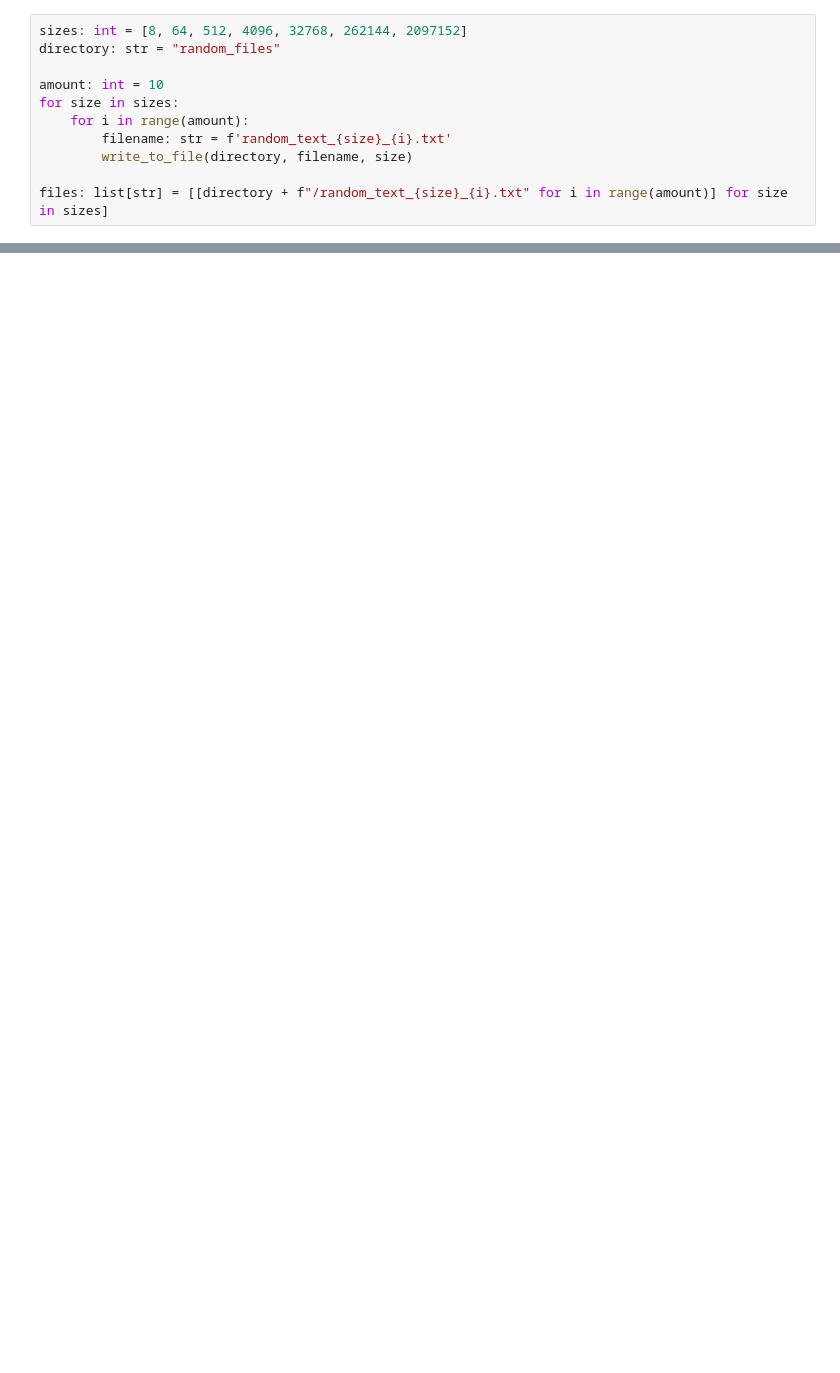
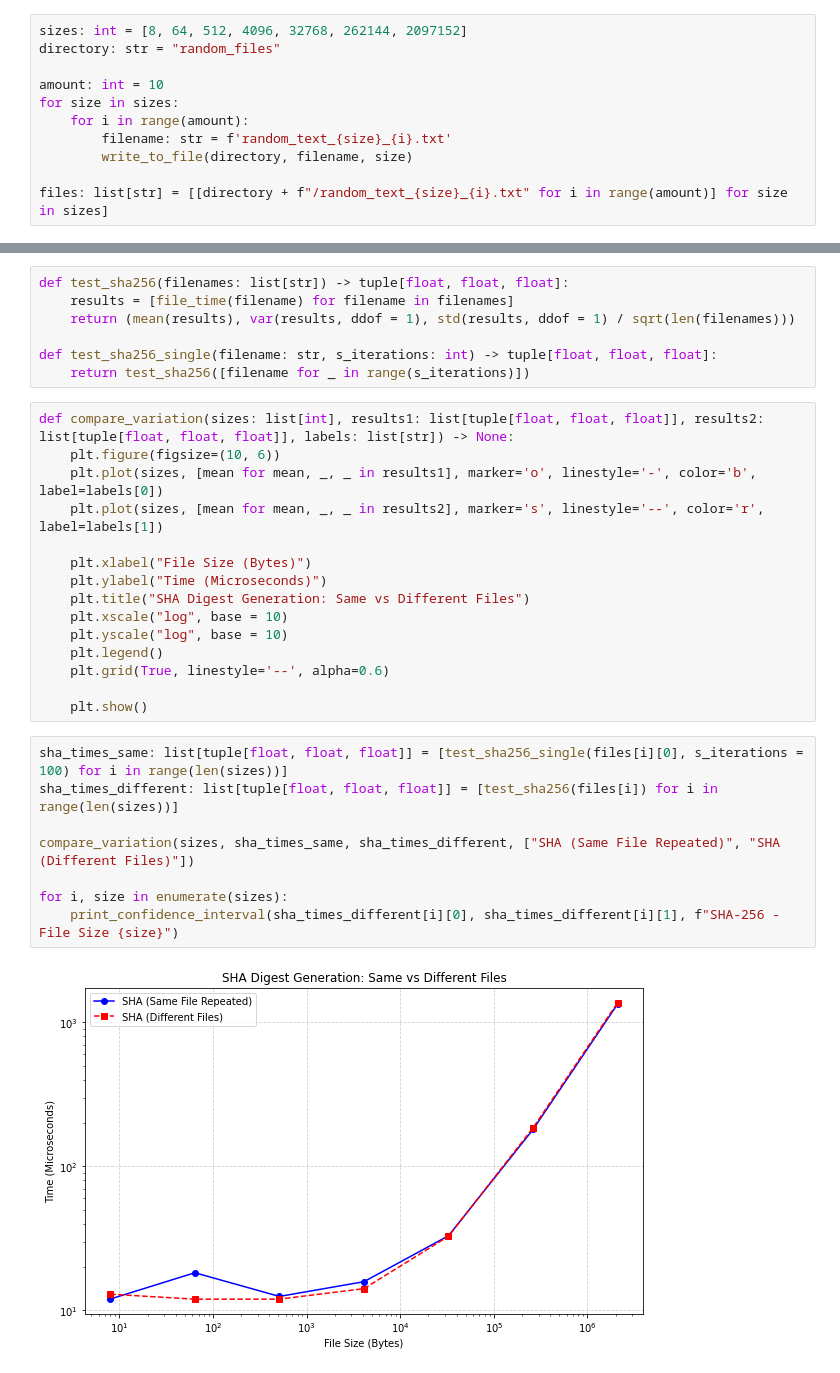
Before and after one commit to johnpierrre/CryptoAlgs_testing, a Jupyter notebook: src/assign1.ipynb, the cells around one changed output, grey strips where cells are left out. Saved outputs shown, nothing was run; the diff lists cells and outputs as text; blank space fills up the shorter version.

```diff
--- a/src/assign1.ipynb
+++ b/src/assign1.ipynb
@@ -242,0 +267,32 @@ Decryption Test 7 99% Confidence Interval: (1066220.472, 1066359.455) µs
+# %%
+def test_sha256(filenames: list[str]) -> tuple[float, float, float]:
+    results = [file_time(filename) for filename in filenames]
+    return (mean(results), var(results, ddof = 1), std(results, ddof = 1) / sqrt(len(filenames)))
+
+def test_sha256_single(filename: str, s_iterations: int) -> tuple[float, float, float]:
+    return test_sha256([filename for _ in range(s_iterations)])
+# %%
+def compare_variation(sizes: list[int], results1: list[tuple[float, float, float]], results2: list[tuple[float, float, float]], labels: list[str]) -> None:
+    plt.figure(figsize=(10, 6))
+    plt.plot(sizes, [mean for mean, _, _ in results1], marker='o', linestyle='-', color='b', label=labels[0])
+    plt.plot(sizes, [mean for mean, _, _ in results2], marker='s', linestyle='--', color='r', label=labels[1])
+
+    plt.xlabel("File Size (Bytes)")
+    plt.ylabel("Time (Microseconds)")
+    plt.title("SHA Digest Generation: Same vs Different Files")
+    plt.xscale("log", base = 10)
+    plt.yscale("log", base = 10)
+    plt.legend()
+    plt.grid(True, linestyle='--', alpha=0.6)
+
+    plt.show()
+# %%
+sha_times_same: list[tuple[float, float, float]] = [test_sha256_single(files[i][0], s_iterations = 100) for i in range(len(sizes))]
+sha_times_different: list[tuple[float, float, float]] = [test_sha256(files[i]) for i in range(len(sizes))]
+
+compare_variation(sizes, sha_times_same, sha_times_different, ["SHA (Same File Repeated)", "SHA (Different Files)"])
+
+for i, size in enumerate(sizes):
+    print_confidence_interval(sha_times_different[i][0], sha_times_different[i][1], f"SHA-256 - File Size {size}")
+# %% [output]
+[figure, added]
```
Also changed, not shown: parts of 11 cells of this notebook, 1 other file.
